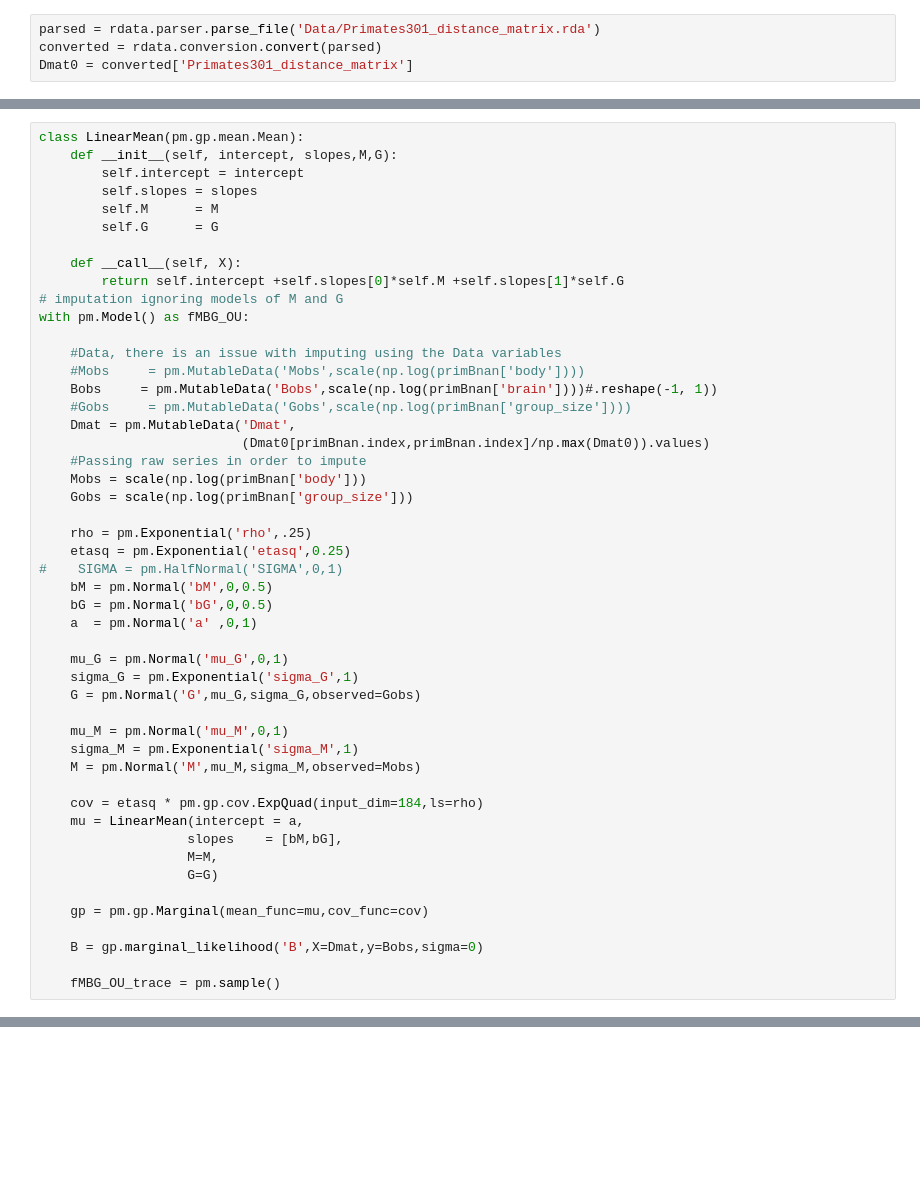
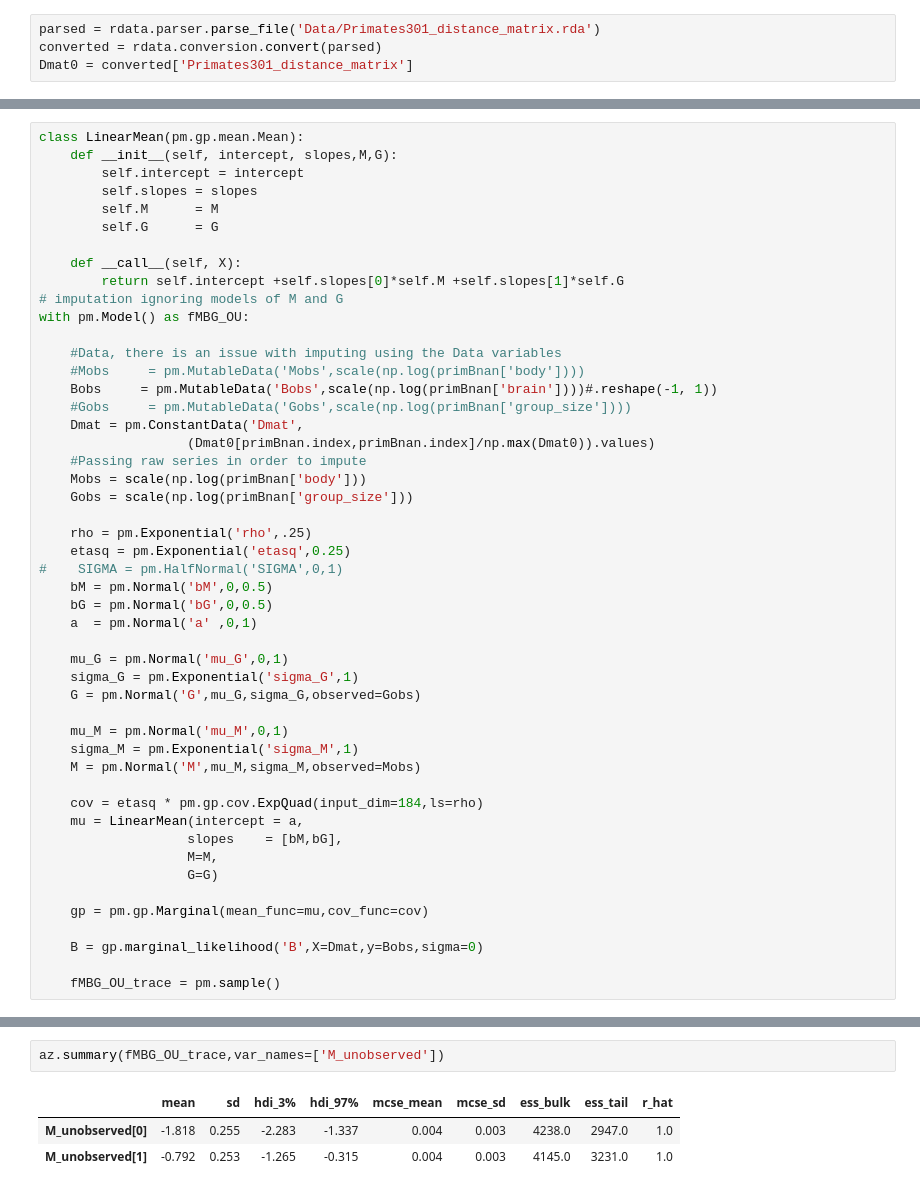
Before and after one commit to kpjmcg/Statistical-Rethinking-2023-Python-Notes, a Jupyter notebook: Lecture_18_2023.ipynb, the cells around one changed output, grey strips where cells are left out. Drawn from its saved outputs; the diff is of its cells as text; blank space fills up the shorter version.

```diff
--- a/Lecture_18_2023.ipynb
+++ b/Lecture_18_2023.ipynb
@@ -326,8 +326,8 @@ with pm.Model() as fMBG_OU:
     #Mobs     = pm.MutableData('Mobs',scale(np.log(primBnan['body'])))
     Bobs     = pm.MutableData('Bobs',scale(np.log(primBnan['brain'])))#.reshape(-1, 1))
     #Gobs     = pm.MutableData('Gobs',scale(np.log(primBnan['group_size'])))
-    Dmat = pm.MutableData('Dmat',
-                          (Dmat0[primBnan.index,primBnan.index]/np.max(Dmat0)).values)
+    Dmat = pm.ConstantData('Dmat',
+                   (Dmat0[primBnan.index,primBnan.index]/np.max(Dmat0)).values)
     #Passing raw series in order to impute
     Mobs = scale(np.log(primBnan['body']))
     Gobs = scale(np.log(primBnan['group_size']))
@@ -409,0 +369,6 @@ plt.legend()
+# %%
+az.summary(fMBG_OU_trace,var_names=['M_unobserved'])
+# %% [output]
+|  | mean | sd | hdi_3% | hdi_97% | mcse_mean | mcse_sd | ess_bulk | ess_tail | r_hat |
+| M_unobserved[0] | -1.818 | 0.255 | -2.283 | -1.337 | 0.004 | 0.003 | 4238.0 | 2947.0 | 1.0 |
+| M_unobserved[1] | -0.792 | 0.253 | -1.265 | -0.315 | 0.004 | 0.003 | 4145.0 | 3231.0 | 1.0 |
```
Also changed, not shown: parts of 25 cells of this notebook.
